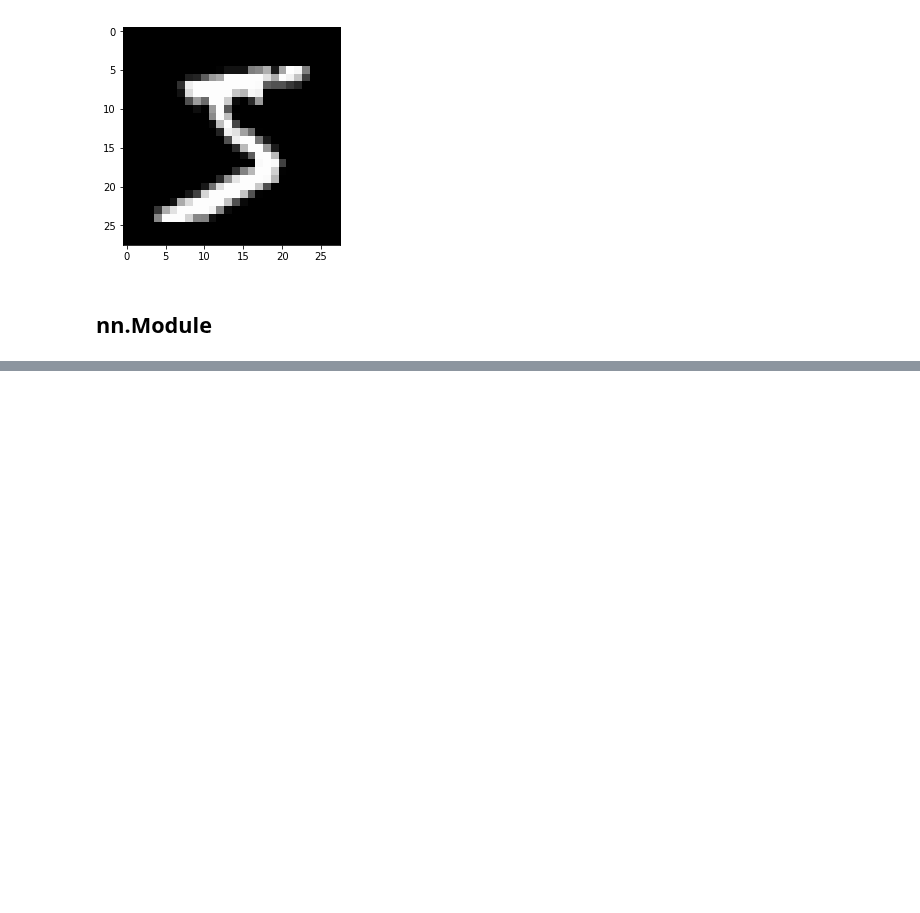
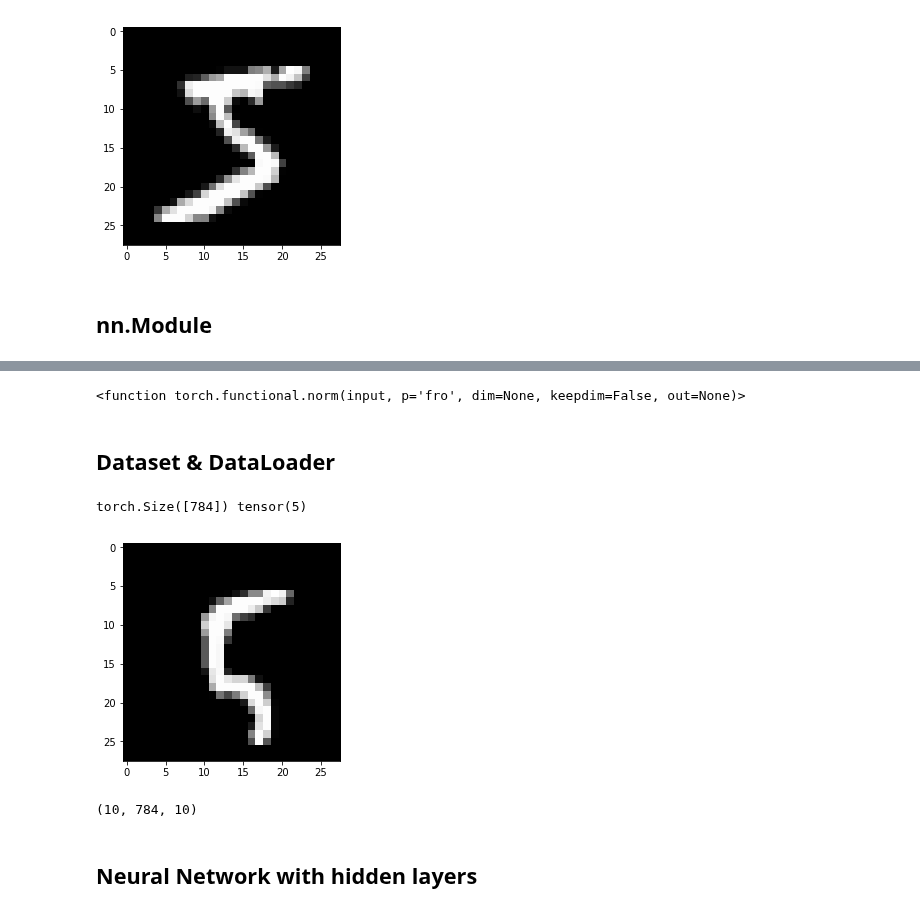
Before and after one commit to musedivision/dlv3, a Jupyter notebook: MNIST in PyTorch.ipynb, the cells around one changed output, grey strips where cells are left out. Drawn from its saved outputs; the diff is of its cells as text; code cells hidden in the pictures; blank space fills up the shorter version.

```diff
--- a/MNIST in PyTorch.ipynb
+++ b/MNIST in PyTorch.ipynb
@@ -73,0 +105,6 @@ RuntimeError: size mismatch, [784 x 1], [784] at /opt/conda/conda-bld/pytorch_15
+# %%
+torch.norm
+# %% [output]
+<function torch.functional.norm(input, p='fro', dim=None, keepdim=False, out=None)>
+# %% [markdown]
+## Dataset & DataLoader
@@ -73,0 +113,3 @@ RuntimeError: size mismatch, [784 x 1], [784] at /opt/conda/conda-bld/pytorch_15
+# %%
+path = Path('/home/ubuntu/data')
+ds = mnist_dataset(path)
@@ -73,0 +118,23 @@ RuntimeError: size mismatch, [784 x 1], [784] at /opt/conda/conda-bld/pytorch_15
+# %%
+x,y = ds[100]
+print(x.shape, y)
+
+def open_image(x):
+    plt.imshow(x.reshape(28,28), cmap='gray')
+
+open_image(x)
+# %% [output]
+torch.Size([784]) tensor(5)
+[figure, added]
+# %%
+c, classes = 10,10
+
+x , y = ds[0]
+input_d = x.shape[0]
+output_d = c
+
+c, input_d, output_d
+# %% [output]
+(10, 784, 10)
+# %% [markdown]
+## Neural Network with hidden layers
```
Also changed, not shown: parts of 19 cells of this notebook, 5 other files.
